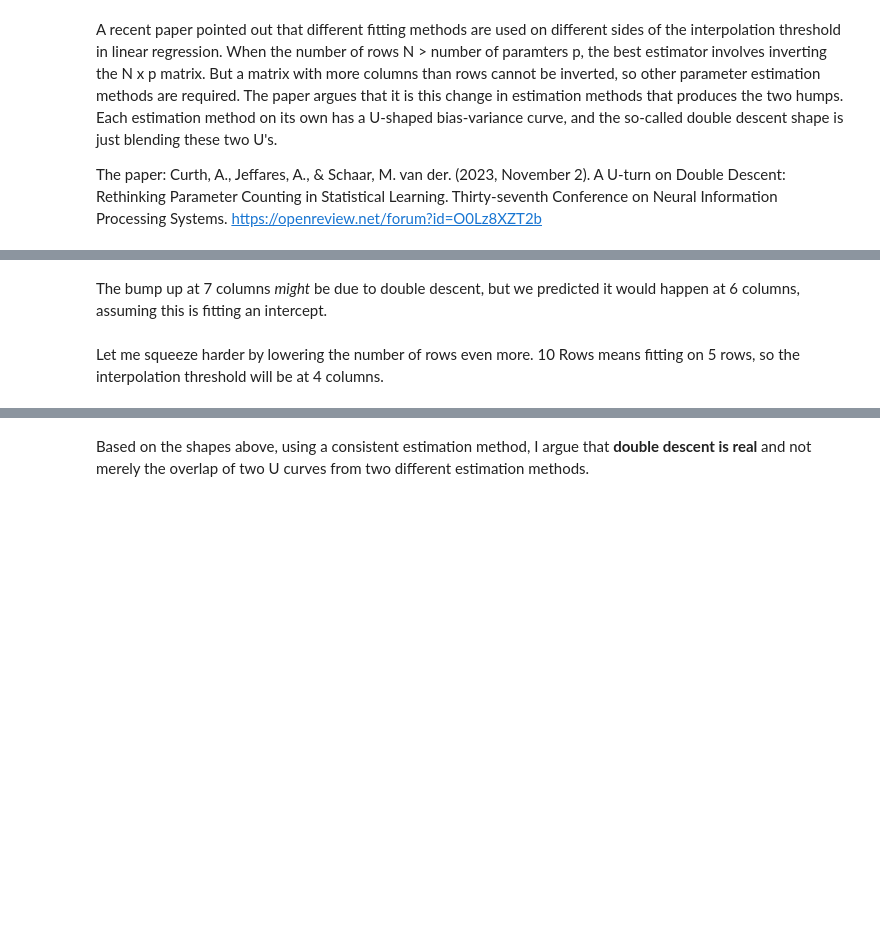
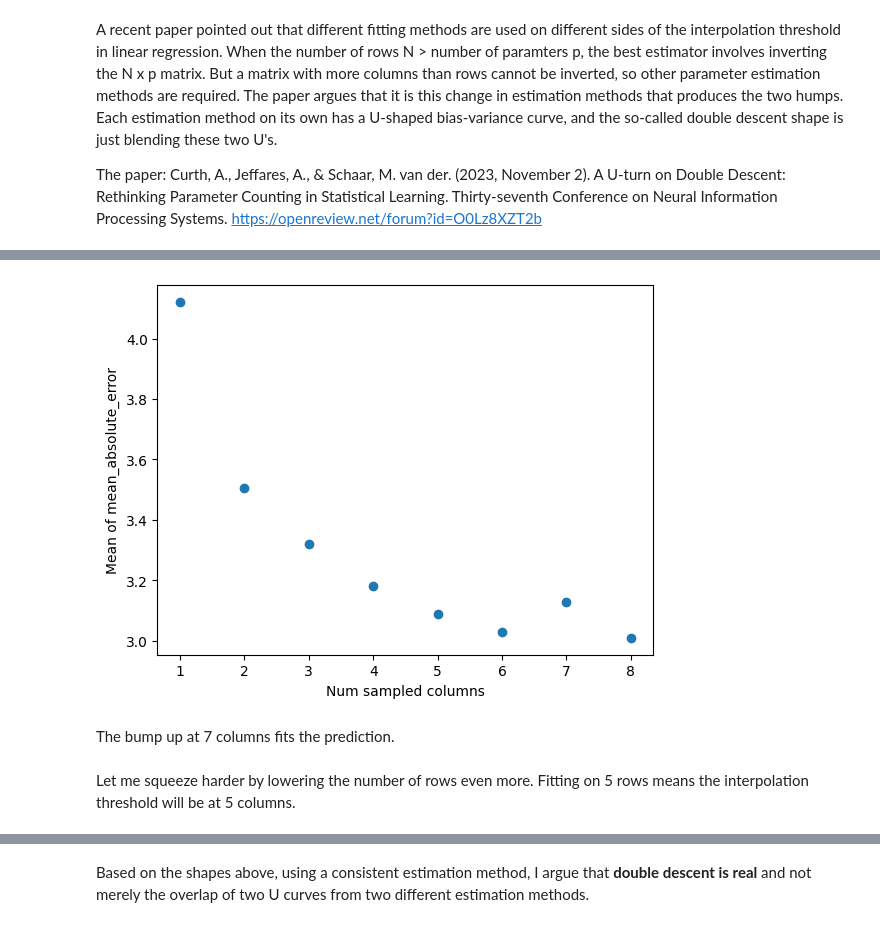
Before and after one commit to jeanimal/double_descent_dar, a Jupyter notebook: double_descent_mtcars_reg.ipynb, the cells around one changed output, grey strips where cells are left out. Cells and saved outputs as stored; diff of their text form; code cells hidden in the pictures; blank space fills up the shorter version.

```diff
--- a/double_descent_mtcars_reg.ipynb
+++ b/double_descent_mtcars_reg.ipynb
@@ -320,30 +321,32 @@ Nice!  This is the "left" half of a U curve.  It minimizes test (out-of-sample)
 # %%
 # Lower rows to see if we get double descent.
-# The interpolation threshold is at 14/2 - 1 intercept = 5 columns.
-num_sampled_rows = 14
+# The interpolation threshold is at 7 columns.
+num_train_rows = 7
+def sample_by_num_cols(num_sampled_columns_local):
+    return sample_eval.sample_and_calc_metric_by_rows_and_cols(X, y, num_train_rows=num_train_rows, num_columns=num_sampled_columns_local, model=model, metric_func=my_metric, replace=False, random_state=random_state)['test']
 # %%
-def sample_by_num_cols(num_sampled_columns_local):
-    return sample_eval.sample_and_calc_metric(X, y, num_sampled_rows, num_sampled_columns_local, train_proportion, model, my_metric, replace=False, random_state=random_state)['test']
 num_samples = 300
 train_proportion = 0.5
 metric_all_samples = []
 # This example won't converge because we have such a small data sst
 # so we catch the warning and ignore it here.
 with warnings.catch_warnings():
     warnings.filterwarnings("ignore", category=ConvergenceWarning, module="sklearn")
     for num_sampled_columns in range(1, X.shape[1]-1):
         metric_all_samples.append((num_sampled_columns, [sample_by_num_cols(num_sampled_columns) for _ in range(num_samples)]))
 metric_means = [(col_val_tuple[0], np.mean(col_val_tuple[1])) for col_val_tuple in metric_all_samples]
 res = list(zip(*metric_means))
 num_cols = res[0]
 means = res[1]
 plt.scatter(num_cols, means)
 plt.xlabel("Num sampled columns")
 plt.ylabel("Mean of " + my_metric.__name__)
 plt.show()
+# %% [output]
+[figure, added]
 # %% [markdown]
-The bump up at 7 columns *might* be due to double descent, but we predicted it would happen at 6 columns, assuming this is fitting an intercept.
+The bump up at 7 columns fits the prediction.
 # %% [markdown]
-Let me squeeze harder by lowering the number of rows even more.  10 Rows means fitting on 5 rows, so the interpolation threshold will be at 4 columns.
+Let me squeeze harder by lowering the number of rows even more.  Fitting on 5 rows means the interpolation threshold will be at 5 columns.
 # %%
 # Lower rows to see if we get double descent.
```
Also changed, not shown: parts of 25 cells of this notebook.
